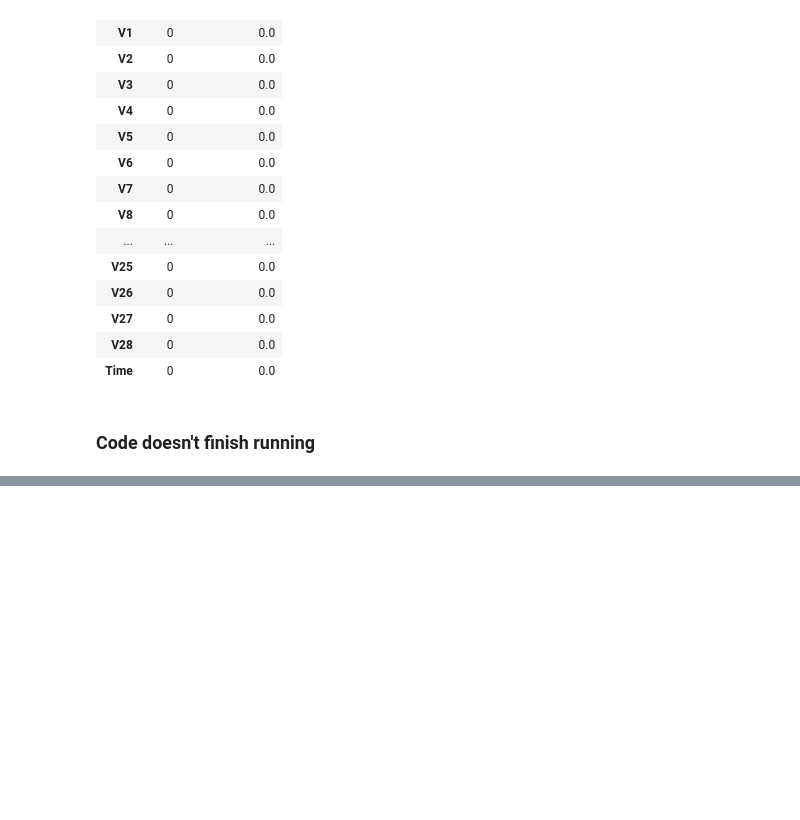
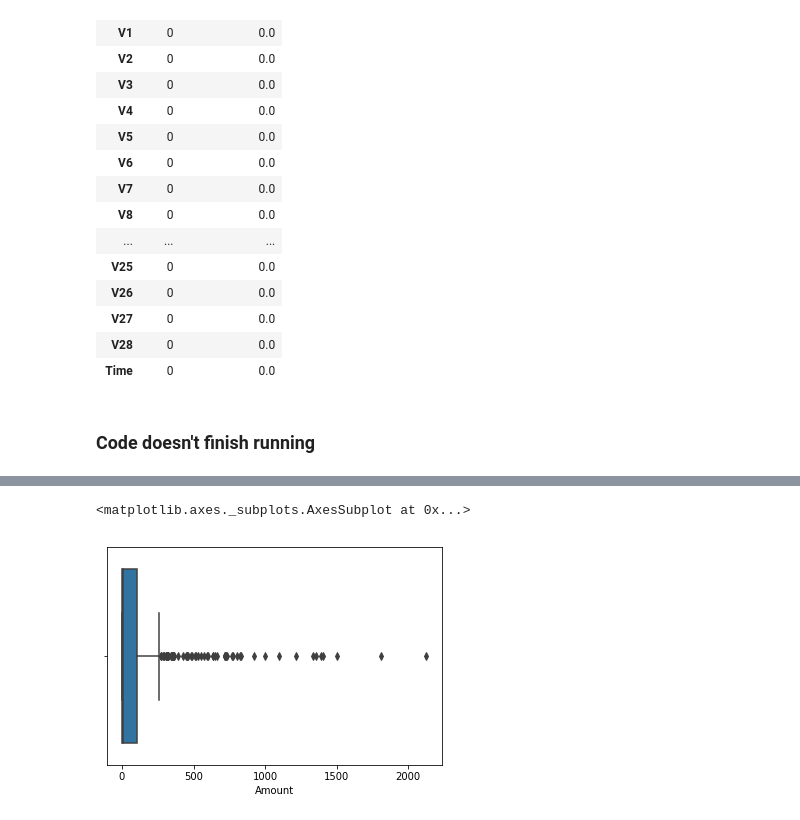
Before and after one commit to llyjam001/CreditCardFraud, a Jupyter notebook: creditcardfraud/notebooks/james_lloyd_eda.ipynb, the cells around one changed output, grey strips where cells are left out. Drawn from its saved outputs; the diff is of its cells as text; code cells hidden in the pictures; blank space fills up the shorter version.

```diff
--- a/creditcardfraud/notebooks/james_lloyd_eda.ipynb
+++ b/creditcardfraud/notebooks/james_lloyd_eda.ipynb
@@ -88,0 +179,5 @@ KeyboardInterrupt:
+# %%
+sns.boxplot (df [df.Class == 1].Amount)
+# %% [output]
+<matplotlib.axes._subplots.AxesSubplot at 0x...>
+[figure, added]
```
Also changed, not shown: parts of 23 cells of this notebook.
